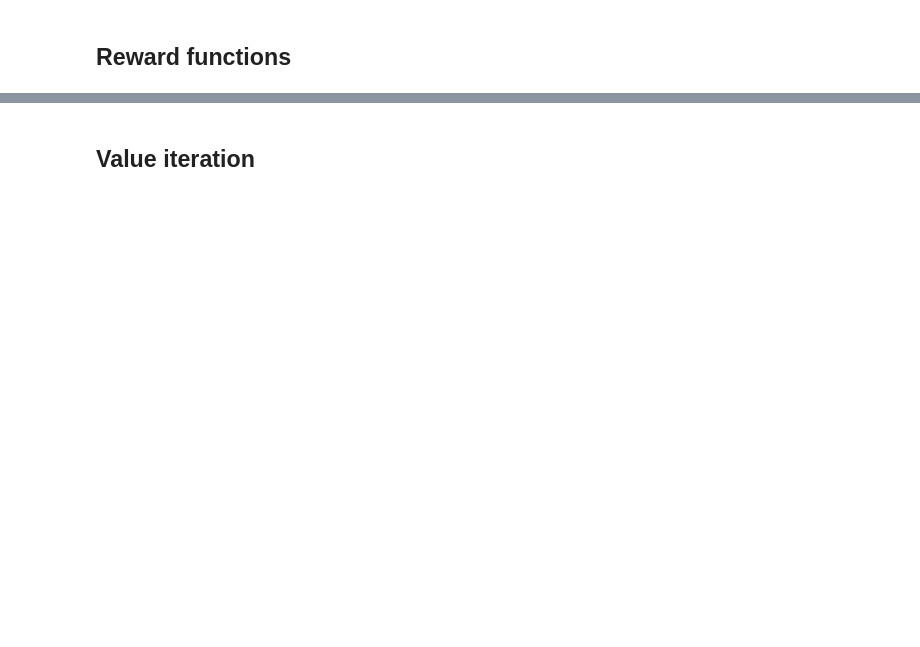
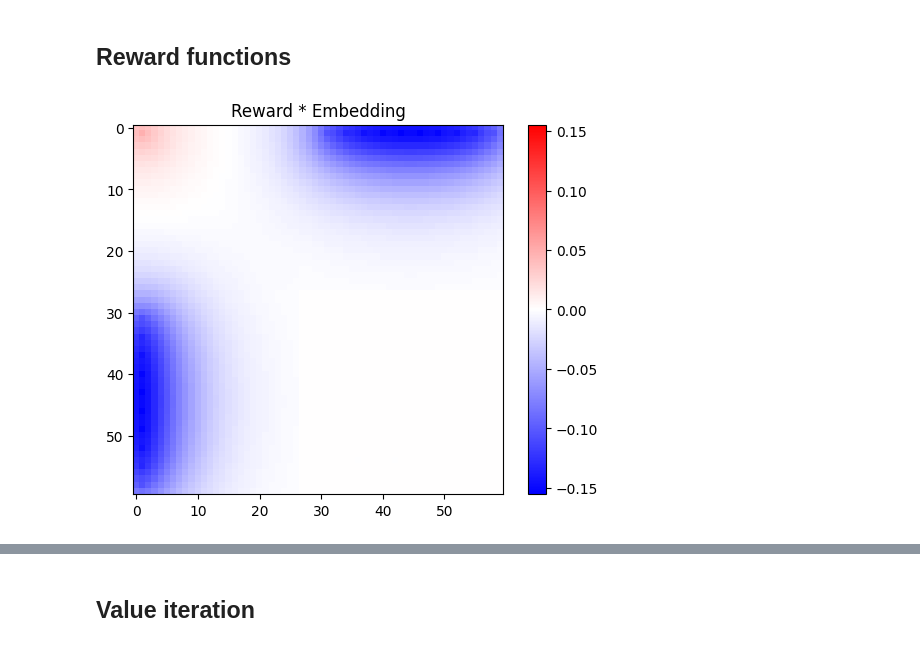
Before and after one commit to nicktfranklin/thread_the_needle, a Jupyter notebook: State_Inference_Network.ipynb, the cells around one changed output, grey strips where cells are left out. Saved outputs shown, nothing was run; the diff lists cells and outputs as text; code cells hidden in the pictures; blank space fills up the shorter version.

```diff
--- a/State_Inference_Network.ipynb
+++ b/State_Inference_Network.ipynb
@@ -342,24 +369,26 @@ torch.stack([observation_model(s)[None, ...] * r for s, r in rewards.items()]).m
 # %%
-# Pick some interesting reward function
-rewards = {
-    72: -1,
-    22: -1,
-    45: +1,
-    0: +1,
-    90: +1,
-}
+# Thread the needle reward function
+rewards = {0: +1}
+rewards.update({ii: -1 for ii in range(10, 20)})
+rewards.update({20 * ii: -1 for ii in range(10, 20)})
+
 
 # for Display purposes, we can show the reward function embedded in the original
 # space.  This doesn't have a clean interpretation, but it shows us
 # roughly where pixels are associated with positive or negative reward
 
 reward_map = (
-    torch.stack([observation_model(s)[None, ...] * r for s, r in rewards.items()])
+    torch.stack(
+        [observation_model.embed_state(s)[None, ...] * r for s, r in rewards.items()]
+    )
     .mean(dim=0)
     .reshape(MAP_HEIGHT, -1)
 )
 
-plt.imshow(reward_map, cmap="bwr")
+_max = max([abs(reward_map.min()), abs(reward_map.max())])
+plt.imshow(reward_map, cmap="bwr", vmin=-_max, vmax=_max)
 plt.title("Reward * Embedding")
 plt.colorbar()
 plt.show()
+# %% [output]
+[figure, added]
```
Also changed, not shown: parts of 18 cells of this notebook, 2 other files.
